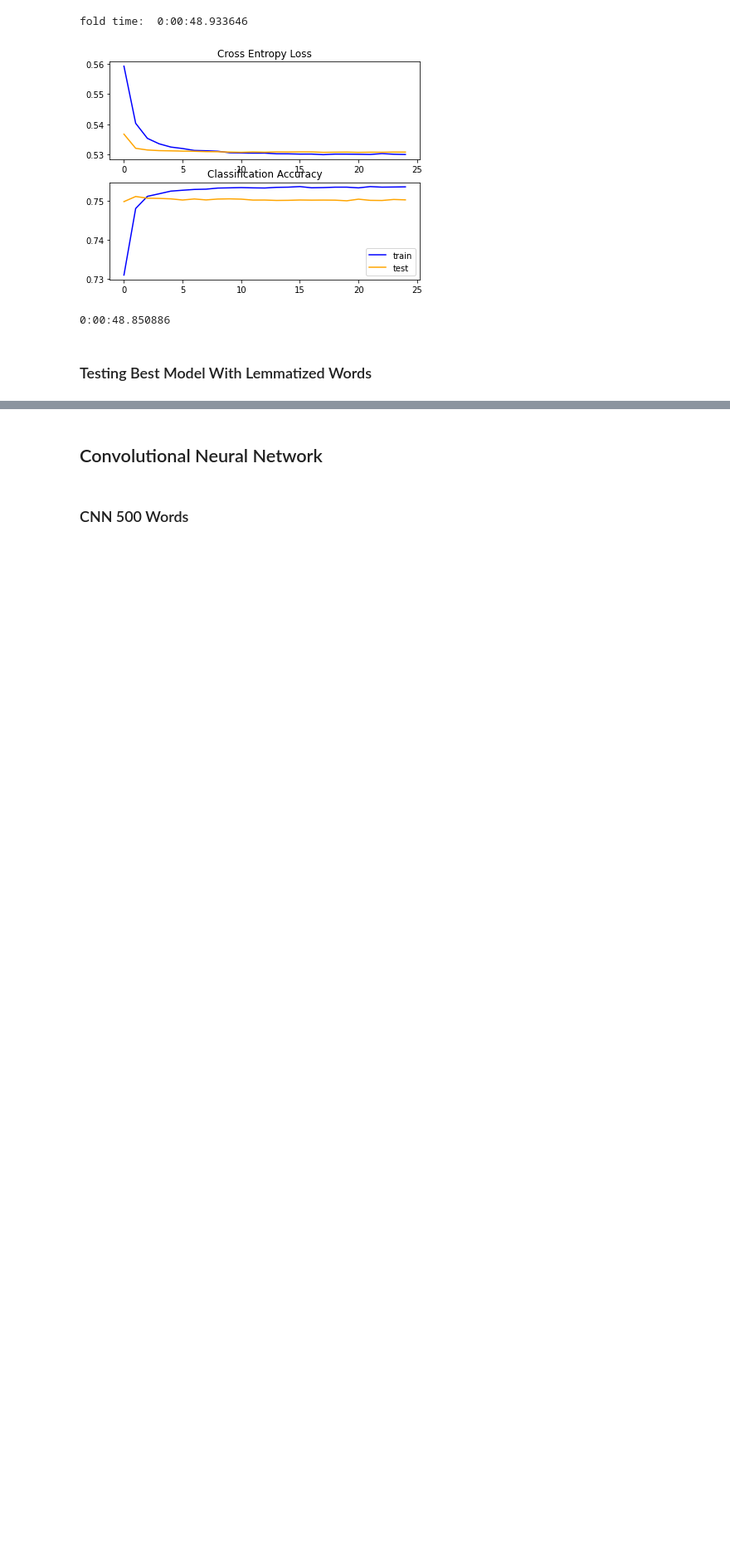
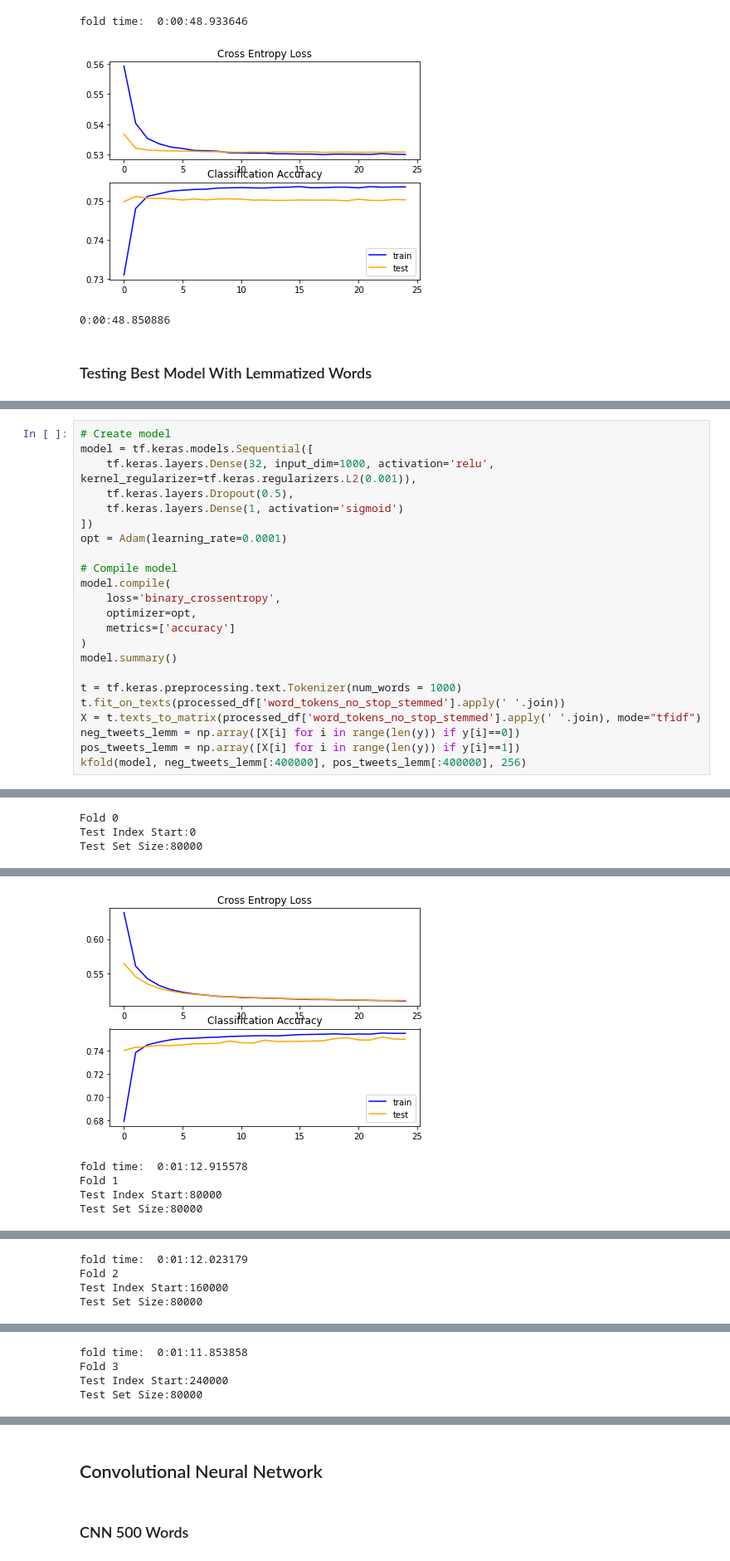
Before and after one commit to NJindia/Tweet_Sentimentality_Classification, a Jupyter notebook: Feature Generation.ipynb, the cells around one changed output, grey strips where cells are left out. Shown at 83% size. Drawn from its saved outputs; the diff is of its cells as text; blank space fills up the shorter version.

```diff
--- a/Feature Generation.ipynb
+++ b/Feature Generation.ipynb
@@ -951,0 +937,24 @@ fold time:  0:01:32.492165
+# %%
+# Create model
+model = tf.keras.models.Sequential([
+    tf.keras.layers.Dense(32, input_dim=1000, activation='relu', kernel_regularizer=tf.keras.regularizers.L2(0.001)),
+    tf.keras.layers.Dropout(0.5),
+    tf.keras.layers.Dense(1, activation='sigmoid')
+])
+opt = Adam(learning_rate=0.0001)
+
+# Compile model
+model.compile(
+    loss='binary_crossentropy',
+    optimizer=opt,
+    metrics=['accuracy']
+)
+model.summary()
+
+t = tf.keras.preprocessing.text.Tokenizer(num_words = 1000)
+t.fit_on_texts(processed_df['word_tokens_no_stop_stemmed'].apply(' '.join))
+X = t.texts_to_matrix(processed_df['word_tokens_no_stop_stemmed'].apply(' '.join), mode="tfidf")
+neg_tweets_lemm = np.array([X[i] for i in range(len(y)) if y[i]==0])
+pos_tweets_lemm = np.array([X[i] for i in range(len(y)) if y[i]==1])
+kfold(model, neg_tweets_lemm[:400000], pos_tweets_lemm[:400000], 256)
+# %% [output]
@@ -951,0 +988,3 @@ fold time:  0:01:32.492165
+Fold 0
+Test Index Start:0
+Test Set Size:80000
@@ -951,0 +992,5 @@ fold time:  0:01:32.492165
+[figure, added]
+fold time:  0:01:12.915578
+Fold 1
+Test Index Start:80000
+Test Set Size:80000
@@ -951,0 +998,4 @@ fold time:  0:01:32.492165
+fold time:  0:01:12.023179
+Fold 2
+Test Index Start:160000
+Test Set Size:80000
@@ -951,0 +1003,4 @@ fold time:  0:01:32.492165
+fold time:  0:01:11.853858
+Fold 3
+Test Index Start:240000
+Test Set Size:80000
```
Also changed, not shown: parts of 21 cells of this notebook.
